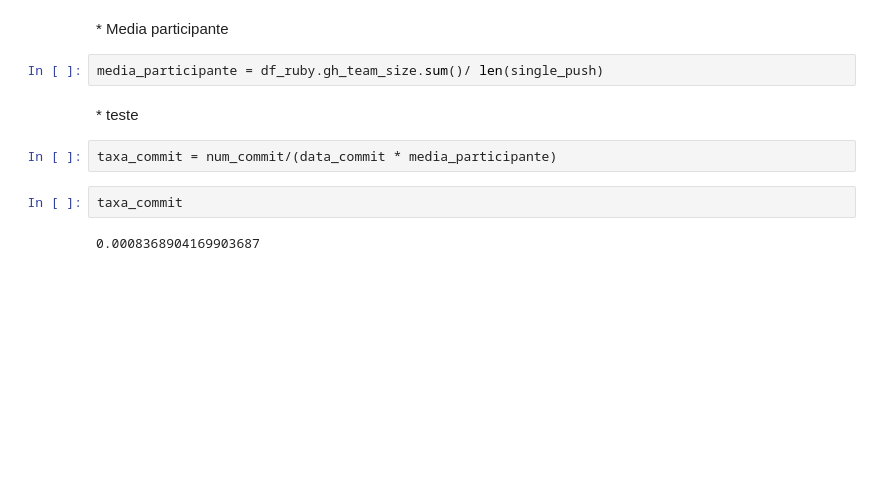
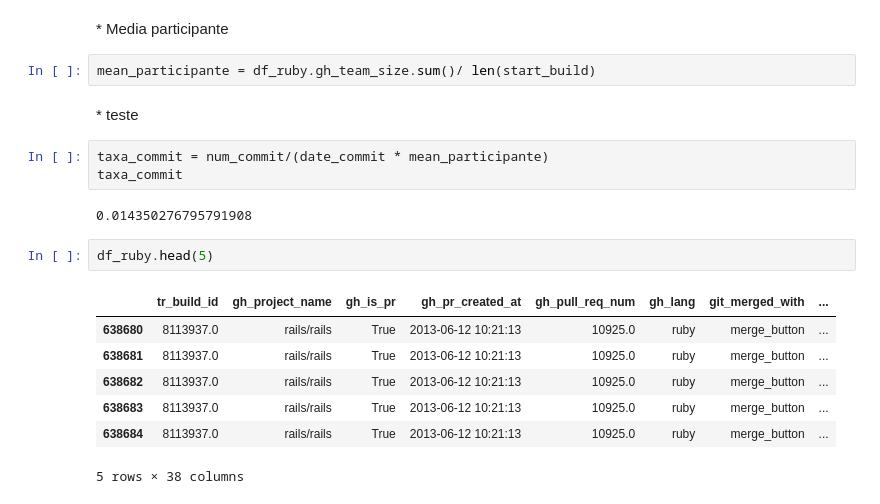
Before and after one commit to wagnernegrao/ci-analysis, a Jupyter notebook: ci_analysis.ipynb, the cells around one changed output. Saved outputs shown, nothing was run; the diff lists cells and outputs as text; blank space fills up the shorter version.

```diff
--- a/ci_analysis.ipynb
+++ b/ci_analysis.ipynb
@@ -319,13 +168,22 @@ data_commit = last_data - first_data
 <font size=4/>
    * Media participante
 # %%
-media_participante = df_ruby.gh_team_size.sum()/ len(single_push)
+mean_participante = df_ruby.gh_team_size.sum()/ len(start_build)
 # %% [markdown]
 <font size=4/>
    * teste
-# %%
-taxa_commit = num_commit/(data_commit * media_participante)
-# %%
-taxa_commit
-# %% [output]
-0.0008368904169903687
+# %%
+taxa_commit = num_commit/(date_commit * mean_participante)
+taxa_commit
+# %% [output]
+0.014350276795791908
+# %%
+df_ruby.head(5)
+# %% [output]
+|  | tr_build_id | gh_project_name | gh_is_pr | gh_pr_created_at | gh_pull_req_num | gh_lang | git_merged_with | ... |
+| 638680 | 8113937.0 | rails/rails | True | 2013-06-12 10:21:13 | 10925.0 | ruby | merge_button | ... |
+| 638681 | 8113937.0 | rails/rails | True | 2013-06-12 10:21:13 | 10925.0 | ruby | merge_button | ... |
+| 638682 | 8113937.0 | rails/rails | True | 2013-06-12 10:21:13 | 10925.0 | ruby | merge_button | ... |
+| 638683 | 8113937.0 | rails/rails | True | 2013-06-12 10:21:13 | 10925.0 | ruby | merge_button | ... |
+| 638684 | 8113937.0 | rails/rails | True | 2013-06-12 10:21:13 | 10925.0 | ruby | merge_button | ... |
+5 rows × 38 columns
```
Also changed, not shown: parts of 17 cells of this notebook.
